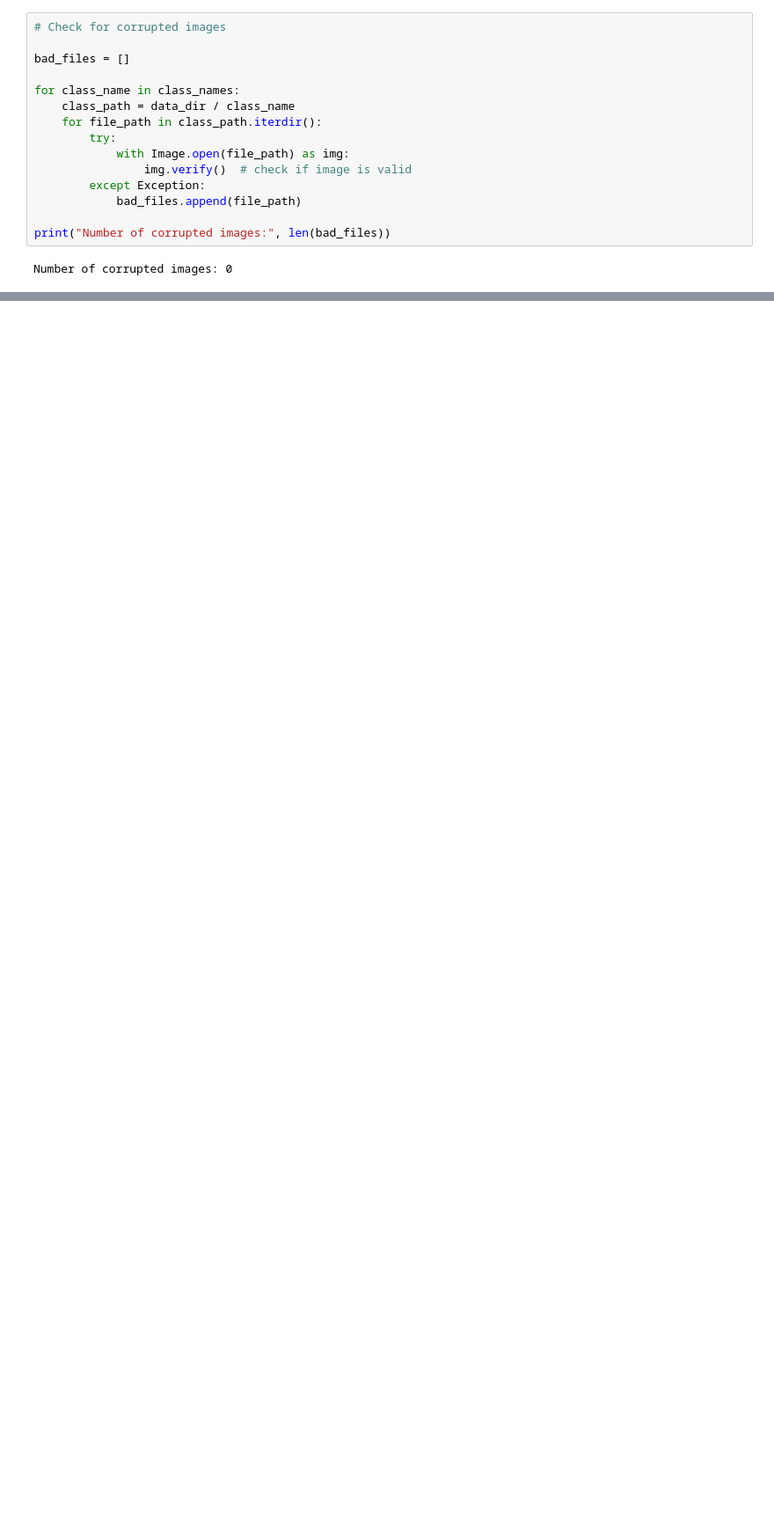
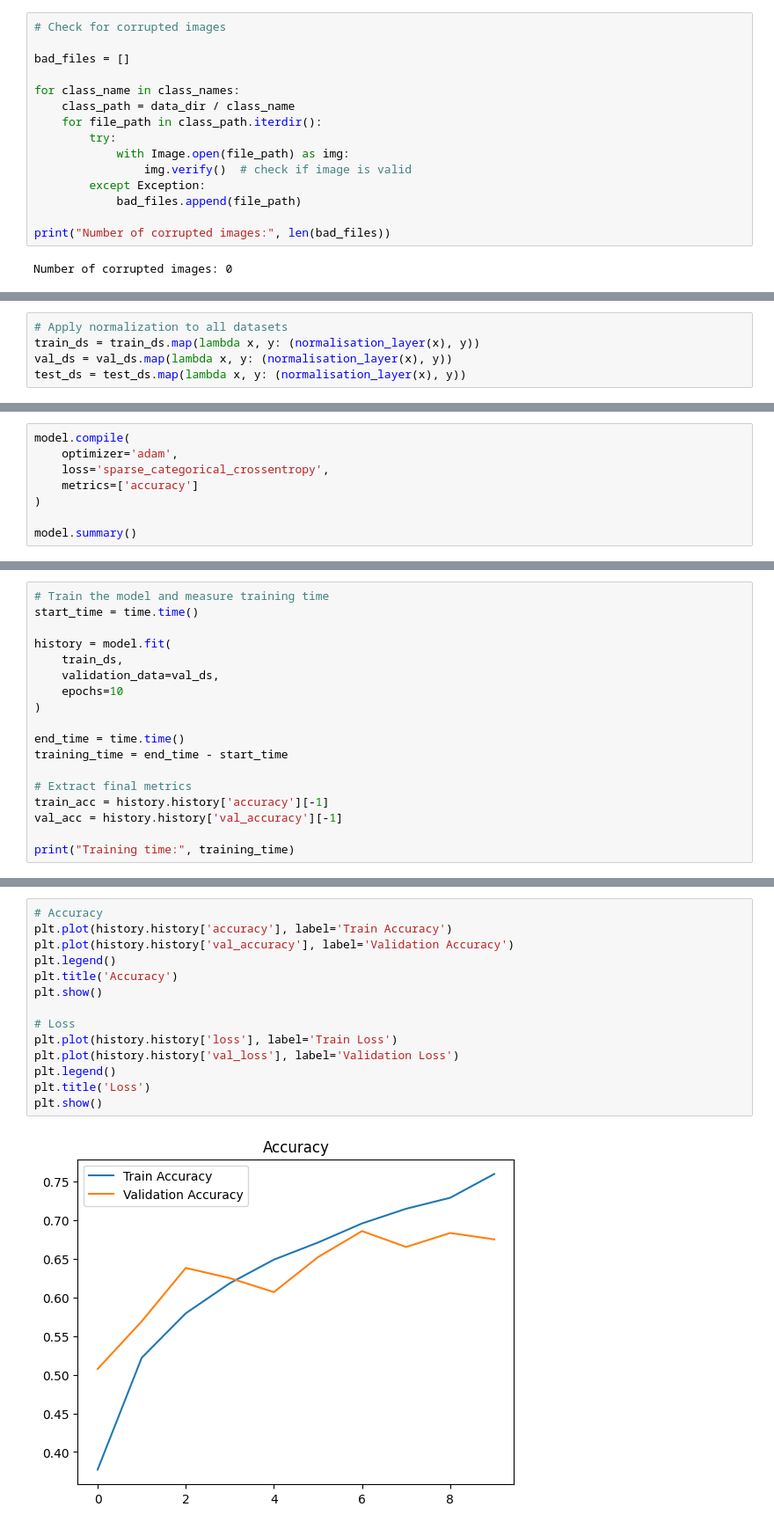
Before and after one commit to norakeavney/ML-Assignment-G00415845-2026, a Jupyter notebook: notebooks/main_analysisG00415845.ipynb, the cells around one changed output, grey strips where cells are left out. Shown at 88% size. Saved outputs shown, nothing was run; the diff lists cells and outputs as text; blank space fills up the shorter version.

```diff
--- a/notebooks/main_analysisG00415845.ipynb
+++ b/notebooks/main_analysisG00415845.ipynb
@@ -189,0 +266,5 @@ Number of corrupted images: 0
+# %%
+# Apply normalization to all datasets
+train_ds = train_ds.map(lambda x, y: (normalisation_layer(x), y))
+val_ds = val_ds.map(lambda x, y: (normalisation_layer(x), y))
+test_ds = test_ds.map(lambda x, y: (normalisation_layer(x), y))
@@ -189,0 +319,8 @@ Number of corrupted images: 0
+# %%
+model.compile(
+    optimizer='adam',
+    loss='sparse_categorical_crossentropy',
+    metrics=['accuracy']
+)
+
+model.summary()
@@ -189,0 +350,18 @@ Number of corrupted images: 0
+# %%
+# Train the model and measure training time
+start_time = time.time()
+
+history = model.fit(
+    train_ds,
+    validation_data=val_ds,
+    epochs=10
+)
+
+end_time = time.time()
+training_time = end_time - start_time
+
+# Extract final metrics
+train_acc = history.history['accuracy'][-1]
+val_acc = history.history['val_accuracy'][-1]
+
+print("Training time:", training_time)
@@ -189,0 +387,16 @@ Number of corrupted images: 0
+# %%
+# Accuracy
+plt.plot(history.history['accuracy'], label='Train Accuracy')
+plt.plot(history.history['val_accuracy'], label='Validation Accuracy')
+plt.legend()
+plt.title('Accuracy')
+plt.show()
+
+# Loss
+plt.plot(history.history['loss'], label='Train Loss')
+plt.plot(history.history['val_loss'], label='Validation Loss')
+plt.legend()
+plt.title('Loss')
+plt.show()
+# %% [output]
+[figure, added]
```
Also changed, not shown: parts of 27 cells of this notebook, 3 other files.
